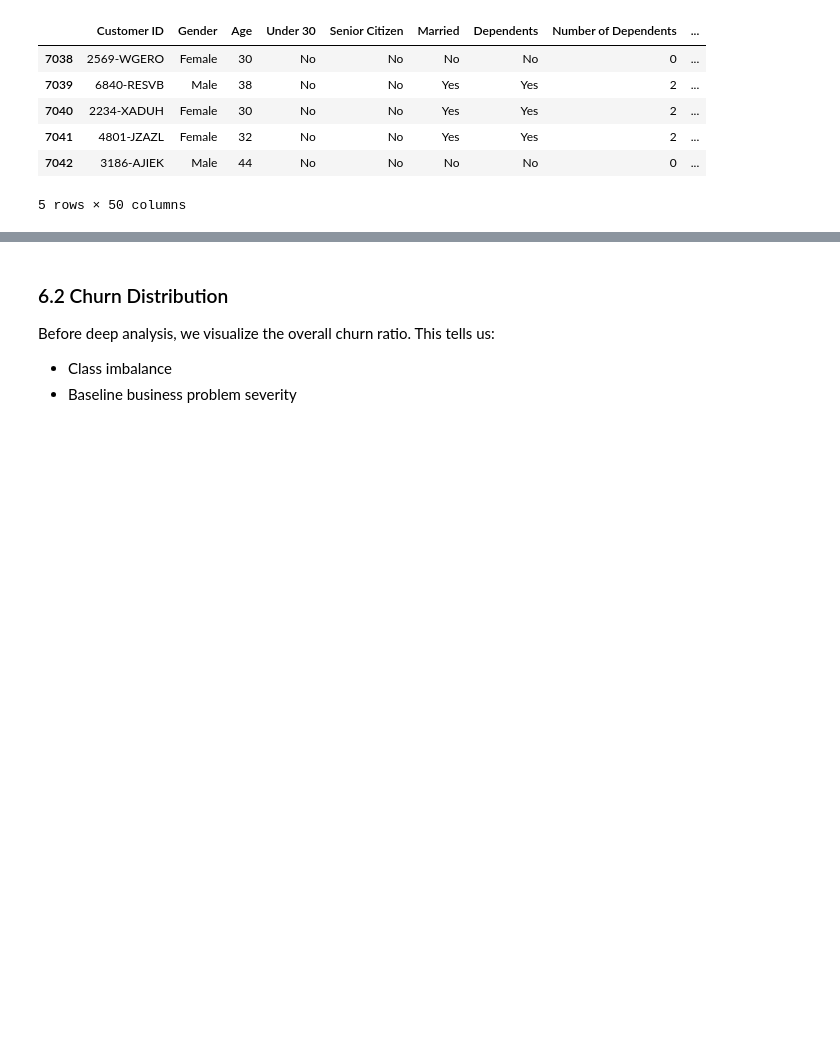
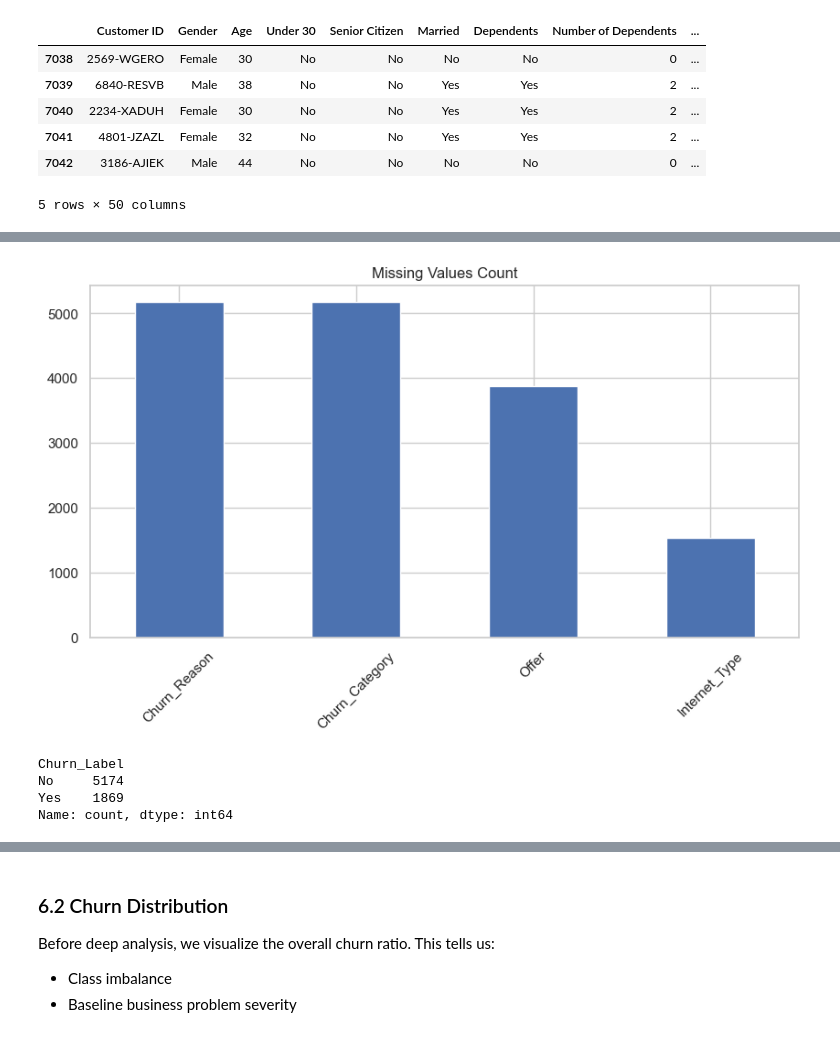
Before and after one commit to Vishaldubey2210/Churn_Model, a Jupyter notebook: notebooks/churn_analysis.ipynb, the cells around one changed output, grey strips where cells are left out. Saved outputs shown, nothing was run; the diff lists cells and outputs as text; code cells hidden in the pictures; blank space fills up the shorter version.

```diff
--- a/notebooks/churn_analysis.ipynb
+++ b/notebooks/churn_analysis.ipynb
@@ -160,0 +255,9 @@ Name: count, dtype: int64
+# %%
+missing_percentage = (df.isnull().sum() / len(df)) * 100
+missing_df = pd.DataFrame({
+    'Missing Count': df.isnull().sum(),
+    'Percentage': missing_percentage
+})
+
+missing_df = missing_df[missing_df['Missing Count'] > 0]
+missing_df.sort_values(by='Missing Count', ascending=False).head(10)
@@ -160,0 +276,15 @@ Name: count, dtype: int64
+# %%
+plt.figure(figsize=(10,5))
+missing_df.sort_values(by='Missing Count', ascending=False)['Missing Count'].plot(kind='bar')
+plt.title("Missing Values Count")
+plt.xticks(rotation=45)
+plt.show()
+# %% [output]
+[figure, added]
+# %%
+df['Churn_Label'].value_counts().sort_values(ascending=False)
+# %% [output]
+Churn_Label
+No     5174
+Yes    1869
+Name: count, dtype: int64
```
Also changed, not shown: parts of 113 cells of this notebook, 3 other files.
